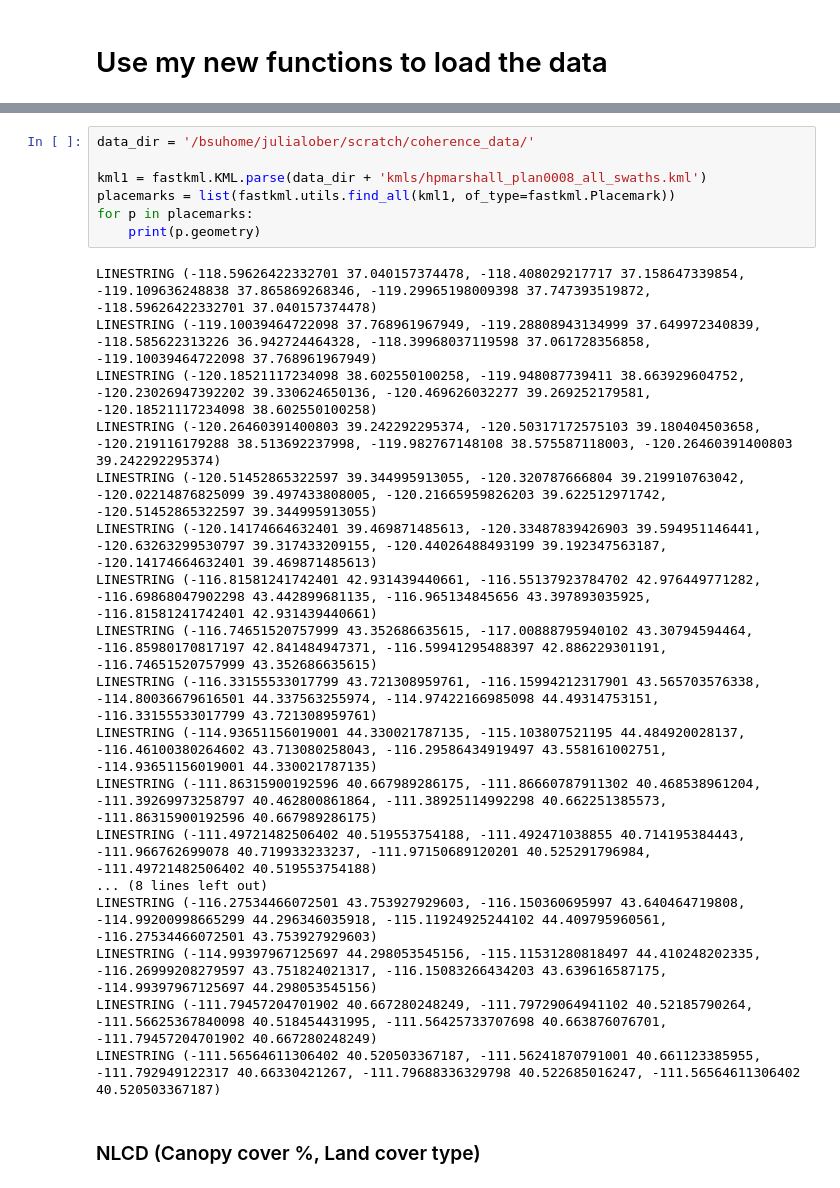
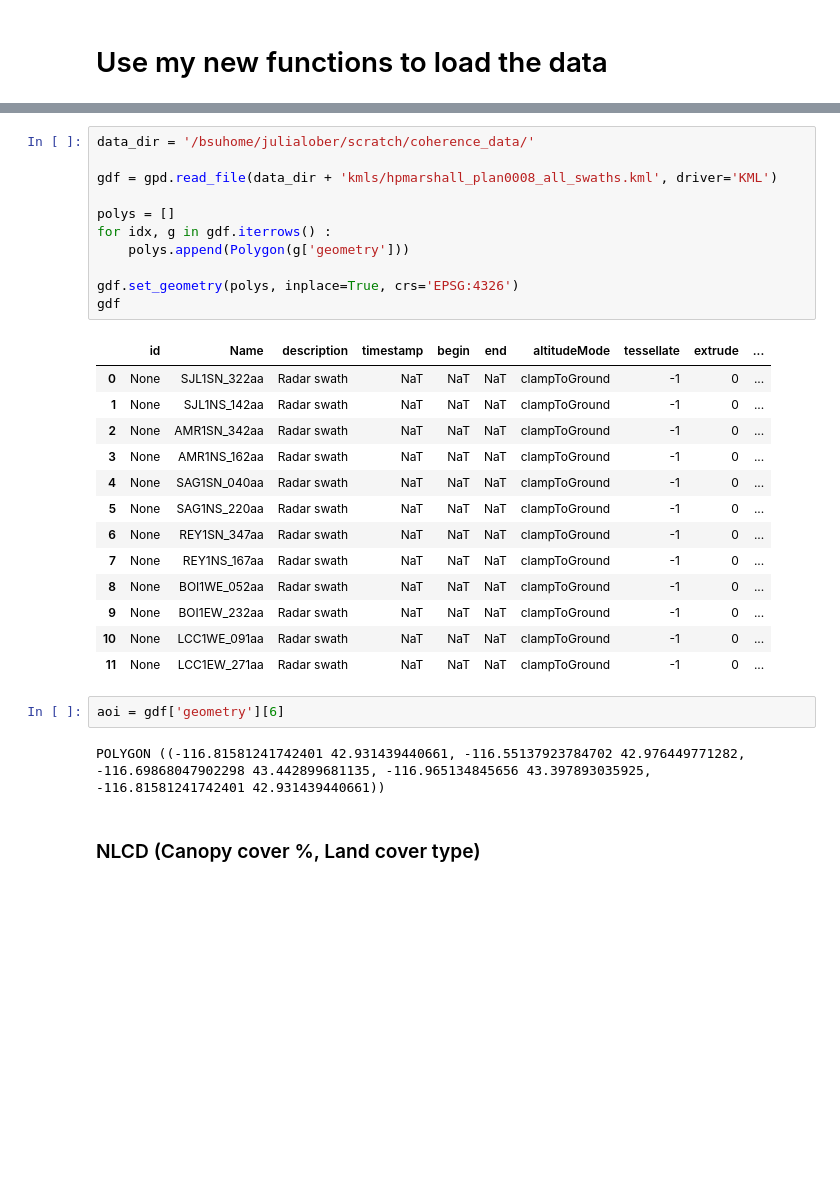
Before and after one commit to julober/snowex_uavsar_coherence, a Jupyter notebook: notebooks/01_data_download_and_prep.ipynb, the cells around one changed output, grey strips where cells are left out. Cells and saved outputs as stored; diff of their text form; blank space fills up the shorter version.

Commit message:
parse kml file

```diff
--- a/notebooks/01_data_download_and_prep.ipynb
+++ b/notebooks/01_data_download_and_prep.ipynb
@@ -258,31 +260,35 @@ scripts_dir = (os.path.dirname(os.getcwd()) + '/scripts/')
 sys.path.append(scripts_dir)
 
 from layers import assemble_data
-# %%
-data_dir = '/bsuhome/julialober/scratch/coherence_data/'
-
-kml1 = fastkml.KML.parse(data_dir + 'kmls/hpmarshall_plan0008_all_swaths.kml')
-placemarks = list(fastkml.utils.find_all(kml1, of_type=fastkml.Placemark))
-for p in placemarks:
-    print(p.geometry)
-# %% [output]
-LINESTRING (-118.59626422332701 37.040157374478, -118.408029217717 37.158647339854, -119.109636248838 37.865869268346, -119.29965198009398 37.747393519872, -118.59626422332701 37.040157374478)
-LINESTRING (-119.10039464722098 37.768961967949, -119.28808943134999 37.649972340839, -118.585622313226 36.942724464328, -118.39968037119598 37.061728356858, -119.10039464722098 37.768961967949)
-LINESTRING (-120.18521117234098 38.602550100258, -119.948087739411 38.663929604752, -120.23026947392202 39.330624650136, -120.469626032277 39.269252179581, -120.18521117234098 38.602550100258)
-LINESTRING (-120.26460391400803 39.242292295374, -120.50317172575103 39.180404503658, -120.219116179288 38.513692237998, -119.982767148108 38.575587118003, -120.26460391400803 39.242292295374)
-LINESTRING (-120.51452865322597 39.344995913055, -120.320787666804 39.219910763042, -120.02214876825099 39.497433808005, -120.21665959826203 39.622512971742, -120.51452865322597 39.344995913055)
-LINESTRING (-120.14174664632401 39.469871485613, -120.33487839426903 39.594951146441, -120.63263299530797 39.317433209155, -120.44026488493199 39.192347563187, -120.14174664632401 39.469871485613)
-LINESTRING (-116.81581241742401 42.931439440661, -116.55137923784702 42.976449771282, -116.69868047902298 43.442899681135, -116.965134845656 43.397893035925, -116.81581241742401 42.931439440661)
-LINESTRING (-116.74651520757999 43.352686635615, -117.00888795940102 43.30794594464, -116.85980170817197 42.841484947371, -116.59941295488397 42.886229301191, -116.74651520757999 43.352686635615)
-LINESTRING (-116.33155533017799 43.721308959761, -116.15994212317901 43.565703576338, -114.80036679616501 44.337563255974, -114.97422166985098 44.49314753151, -116.33155533017799 43.721308959761)
-LINESTRING (-114.93651156019001 44.330021787135, -115.103807521195 44.484920028137, -116.46100380264602 43.713080258043, -116.29586434919497 43.558161002751, -114.93651156019001 44.330021787135)
-LINESTRING (-111.86315900192596 40.667989286175, -111.86660787911302 40.468538961204, -111.39269973258797 40.462800861864, -111.38925114992298 40.662251385573, -111.86315900192596 40.667989286175)
-LINESTRING (-111.49721482506402 40.519553754188, -111.492471038855 40.714195384443, -111.966762699078 40.719933233237, -111.97150689120201 40.525291796984, -111.49721482506402 40.519553754188)
-... (8 lines left out)
-LINESTRING (-116.27534466072501 43.753927929603, -116.150360695997 43.640464719808, -114.99200998665299 44.296346035918, -115.11924925244102 44.409795960561, -116.27534466072501 43.753927929603)
-LINESTRING (-114.99397967125697 44.298053545156, -115.11531280818497 44.410248202335, -116.26999208279597 43.751824021317, -116.15083266434203 43.639616587175, -114.99397967125697 44.298053545156)
-LINESTRING (-111.79457204701902 40.667280248249, -111.79729064941102 40.52185790264, -111.56625367840098 40.518454431995, -111.56425733707698 40.663876076701, -111.79457204701902 40.667280248249)
-LINESTRING (-111.56564611306402 40.520503367187, -111.56241870791001 40.661123385955, -111.792949122317 40.66330421267, -111.79688336329798 40.522685016247, -111.56564611306402 40.520503367187)
+# %%
+data_dir = '/bsuhome/julialober/scratch/coherence_data/'
+
+gdf = gpd.read_file(data_dir + 'kmls/hpmarshall_plan0008_all_swaths.kml', driver='KML')
+
+polys = []
+for idx, g in gdf.iterrows() :
+    polys.append(Polygon(g['geometry']))
+
+gdf.set_geometry(polys, inplace=True, crs='EPSG:4326')
+gdf
+# %% [output]
+|  | id | Name | description | timestamp | begin | end | altitudeMode | tessellate | extrude | ... |
+| 0 | None | SJL1SN_322aa | Radar swath | NaT | NaT | NaT | clampToGround | -1 | 0 | ... |
+| 1 | None | SJL1NS_142aa | Radar swath | NaT | NaT | NaT | clampToGround | -1 | 0 | ... |
+| 2 | None | AMR1SN_342aa | Radar swath | NaT | NaT | NaT | clampToGround | -1 | 0 | ... |
+| 3 | None | AMR1NS_162aa | Radar swath | NaT | NaT | NaT | clampToGround | -1 | 0 | ... |
+| 4 | None | SAG1SN_040aa | Radar swath | NaT | NaT | NaT | clampToGround | -1 | 0 | ... |
+| 5 | None | SAG1NS_220aa | Radar swath | NaT | NaT | NaT | clampToGround | -1 | 0 | ... |
+| 6 | None | REY1SN_347aa | Radar swath | NaT | NaT | NaT | clampToGround | -1 | 0 | ... |
+| 7 | None | REY1NS_167aa | Radar swath | NaT | NaT | NaT | clampToGround | -1 | 0 | ... |
+| 8 | None | BOI1WE_052aa | Radar swath | NaT | NaT | NaT | clampToGround | -1 | 0 | ... |
+| 9 | None | BOI1EW_232aa | Radar swath | NaT | NaT | NaT | clampToGround | -1 | 0 | ... |
+| 10 | None | LCC1WE_091aa | Radar swath | NaT | NaT | NaT | clampToGround | -1 | 0 | ... |
+| 11 | None | LCC1EW_271aa | Radar swath | NaT | NaT | NaT | clampToGround | -1 | 0 | ... |
+# %%
+aoi = gdf['geometry'][6]
+# %% [output]
+POLYGON ((-116.81581241742401 42.931439440661, -116.55137923784702 42.976449771282, -116.69868047902298 43.442899681135, -116.965134845656 43.397893035925, -116.81581241742401 42.931439440661))
 # %% [markdown]
 ### NLCD (Canopy cover %, Land cover type)
 # %%
```
Also changed, not shown: parts of 1 cell of this notebook.
